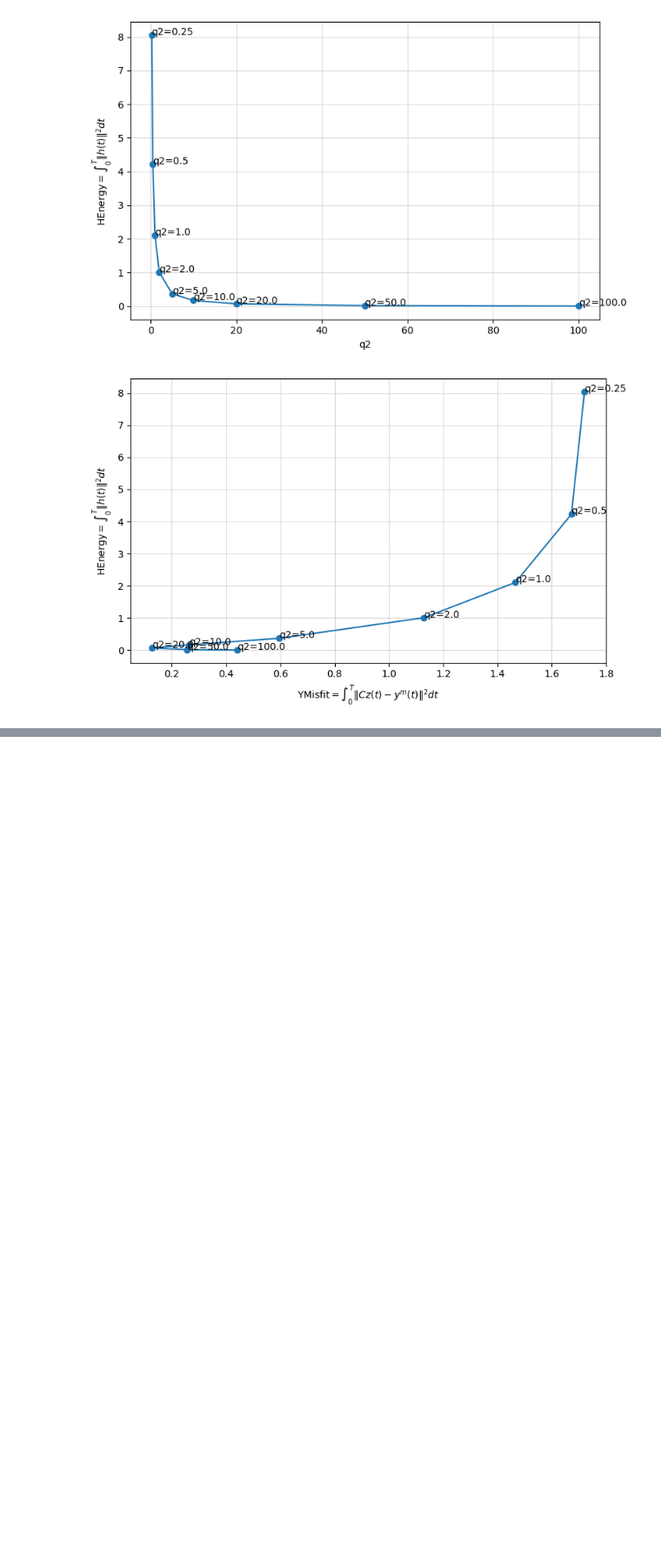
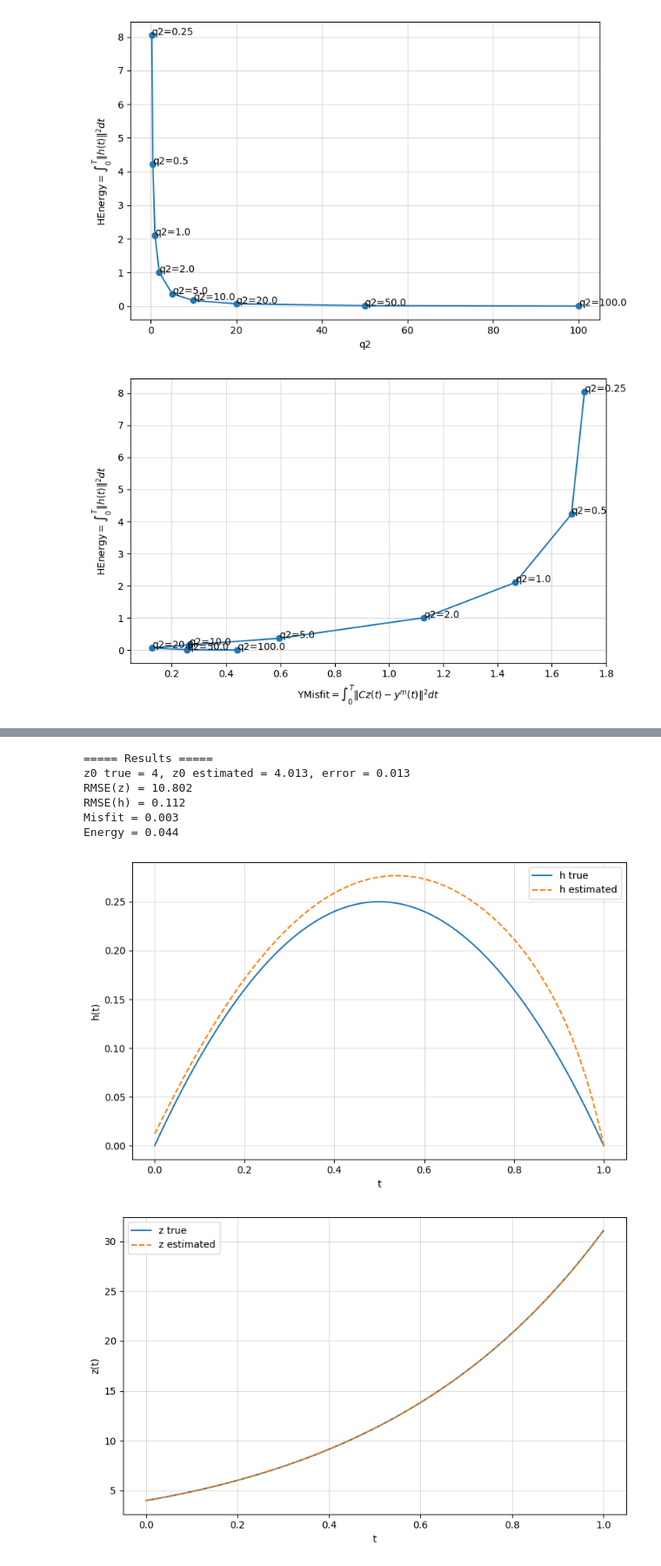
Before and after one commit to HKassogue/irrigation-estimation, a Jupyter notebook: simulation_n1.ipynb, the cells around one changed output, grey strips where cells are left out. Shown at 87% size. Drawn from its saved outputs; the diff is of its cells as text; code cells hidden in the pictures; blank space fills up the shorter version.

```diff
--- a/simulation_n1.ipynb
+++ b/simulation_n1.ipynb
@@ -408,0 +215,24 @@ metrics
+# %%
+# Simulation for q1_opt and q2_opt (step 1 to 4)
+h_true, z_true, y_m, z0_est, z_est, h_est = simulate_n1(A, G2, C, z0, h, T, N, q1_opt, q2_opt)
+
+# Step 5: metrics
+z0_error, z0_energy, z_rmse, h_rmse, misfit, energy = compute_metrics(C, z0, h_true, z_true, y_m, z0_est, z_est, h_est, t)
+print("===== Results =====")
+print(f"z0 true = {z0}, z0 estimated = {z0_est:.3f}, error = {z0_error:.3f}")
+print(f"RMSE(z) = {z_rmse:.3f}")
+print(f"RMSE(h) = {h_rmse:.3f}")
+print(f"Misfit = {misfit:.3f}")
+print(f"Energy = {energy:.3f}")
+
+# Step 5: quick plots
+plots(h_true, z_true, y_m, z0_est, z_est, h_est, t, save=False, outdir = "figs")
+# %% [output]
+===== Results =====
+z0 true = 4, z0 estimated = 4.013, error = 0.013
+RMSE(z) = 10.802
+RMSE(h) = 0.112
+Misfit = 0.003
+Energy = 0.044
+[figure, added]
+[figure, added]
```
Also changed, not shown: parts of 14 cells of this notebook, 28 other files.
